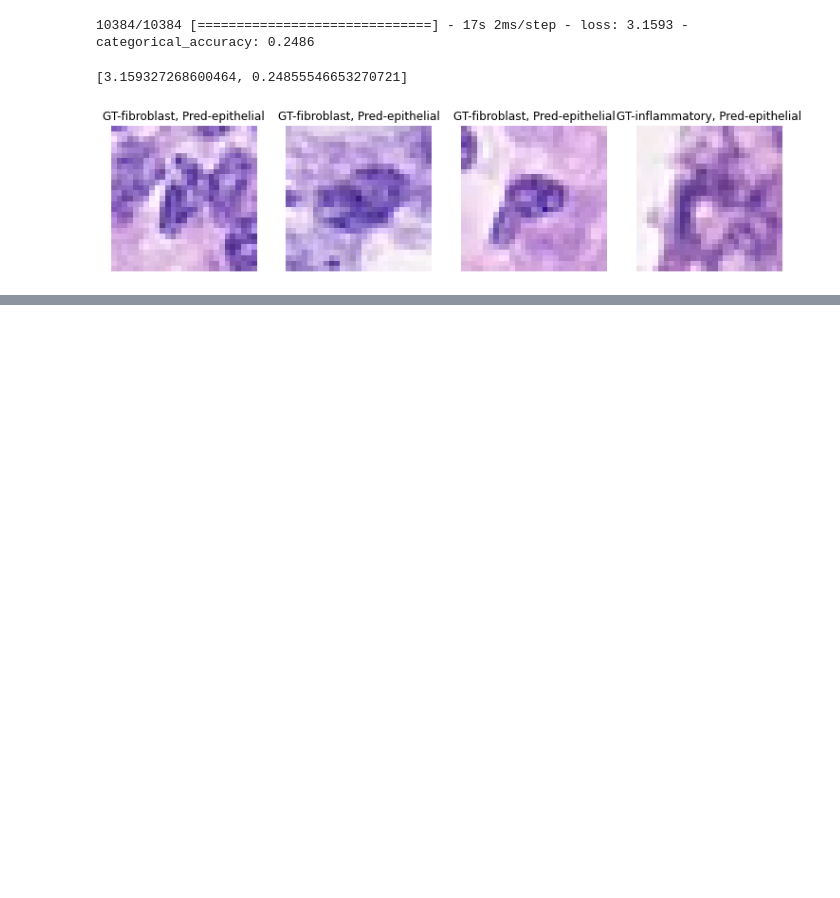
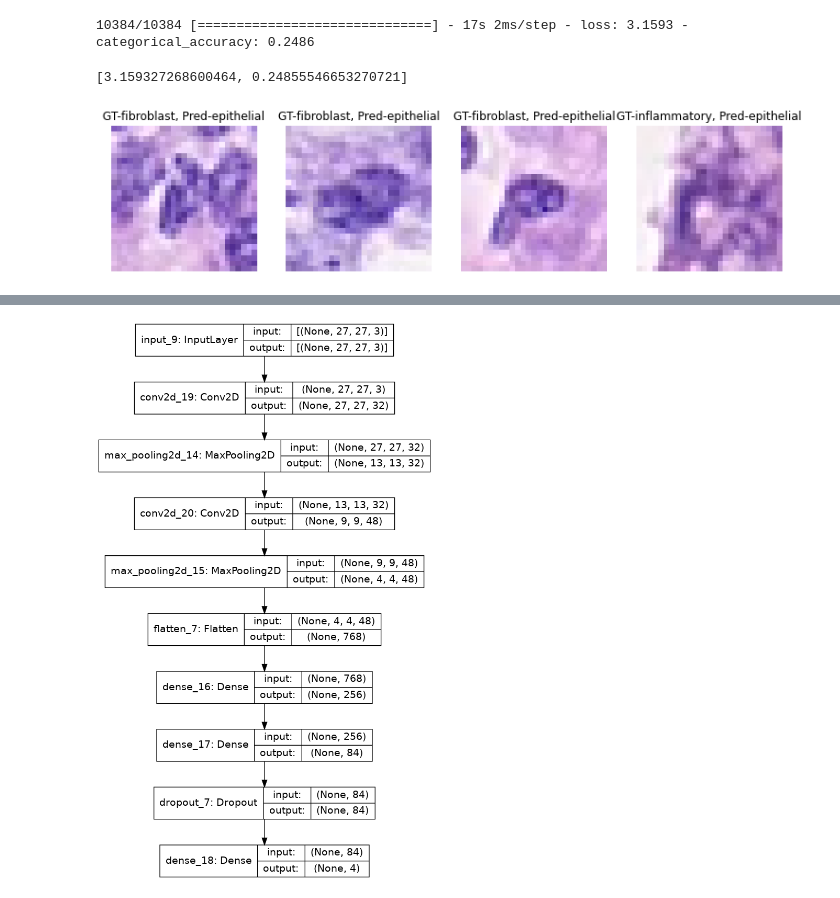
Before and after one commit to ngkarthi71/colon-cancer-analysis, a Jupyter notebook: colon_cancer_analysis.ipynb, the cells around one changed output, grey strips where cells are left out. Saved outputs shown, nothing was run; the diff lists cells and outputs as text; code cells hidden in the pictures; blank space fills up the shorter version.

```diff
--- a/colon_cancer_analysis.ipynb
+++ b/colon_cancer_analysis.ipynb
@@ -538,0 +659,18 @@ for x,y in cell_predict_generator:
+# %%
+reg_lambda = 0.001
+
+cell_type_model = tf.keras.Sequential([
+    tf.keras.layers.Input(shape=(27, 27, 3)),
+
+    tf.keras.layers.Conv2D(32, (5, 5), padding='same', activation='relu'),
+    tf.keras.layers.MaxPool2D(strides=2, pool_size=(2,2)),
+
+    tf.keras.layers.Conv2D(48, (5, 5), padding='valid', activation='relu'),
+    tf.keras.layers.MaxPool2D(strides=2, pool_size=(2,2)),
+
+    tf.keras.layers.Flatten(),
+    tf.keras.layers.Dense(256, activation='relu'),
+    tf.keras.layers.Dense(84, activation='relu'),
+    tf.keras.layers.Dropout(0.5),
+    tf.keras.layers.Dense(OUTPUT_CLASSES, activation='softmax')
+])
@@ -538,0 +699,4 @@ for x,y in cell_predict_generator:
+# %%
+tf.keras.utils.plot_model(cell_type_model, show_shapes=True)
+# %% [output]
+[figure, added]
```
Also changed, not shown: parts of 17 cells of this notebook, 13 other files.
